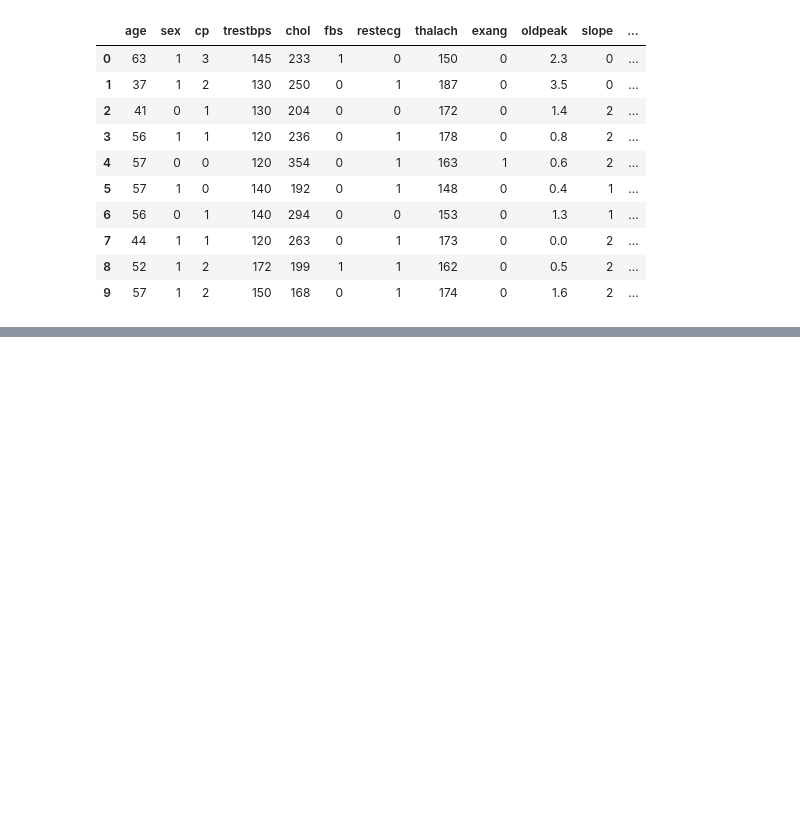
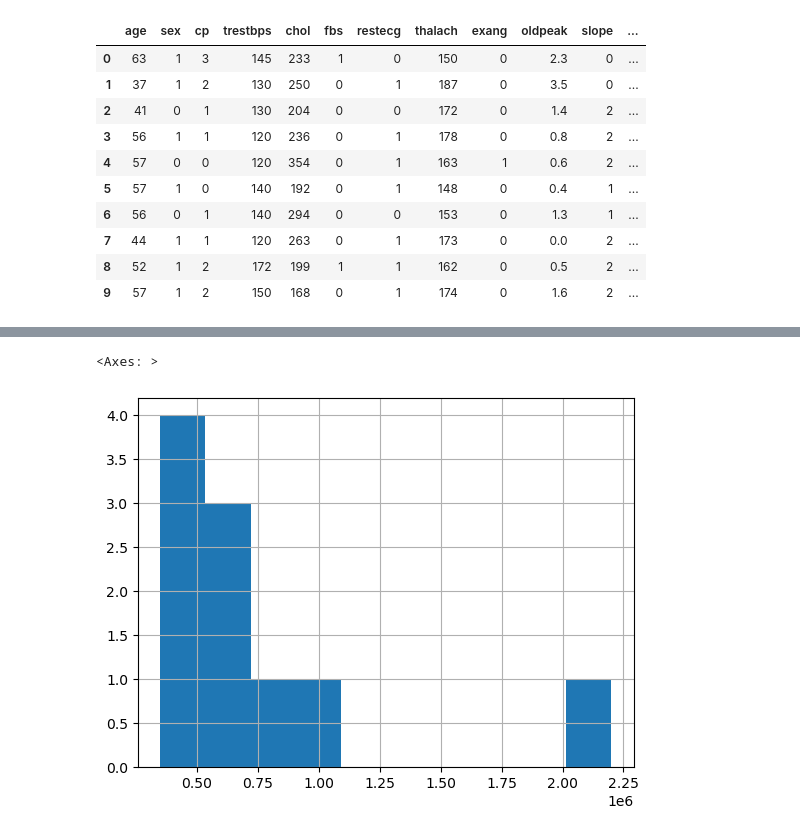
Before and after one commit to jonreygalera/zero-to-mastery-ml, a Jupyter notebook: introduction-to-pandas.ipynb, the cells around one changed output, grey strips where cells are left out. Saved outputs shown, nothing was run; the diff lists cells and outputs as text; code cells hidden in the pictures; blank space fills up the shorter version.

```diff
--- a/introduction-to-pandas.ipynb
+++ b/introduction-to-pandas.ipynb
@@ -102,0 +330,5 @@ data_from_url.head(10)
+# %%
+car_sales["Price"].hist()
+# %% [output]
+<Axes: >
+[figure, added]
```
Also changed, not shown: parts of 32 cells of this notebook, 1 other file.
